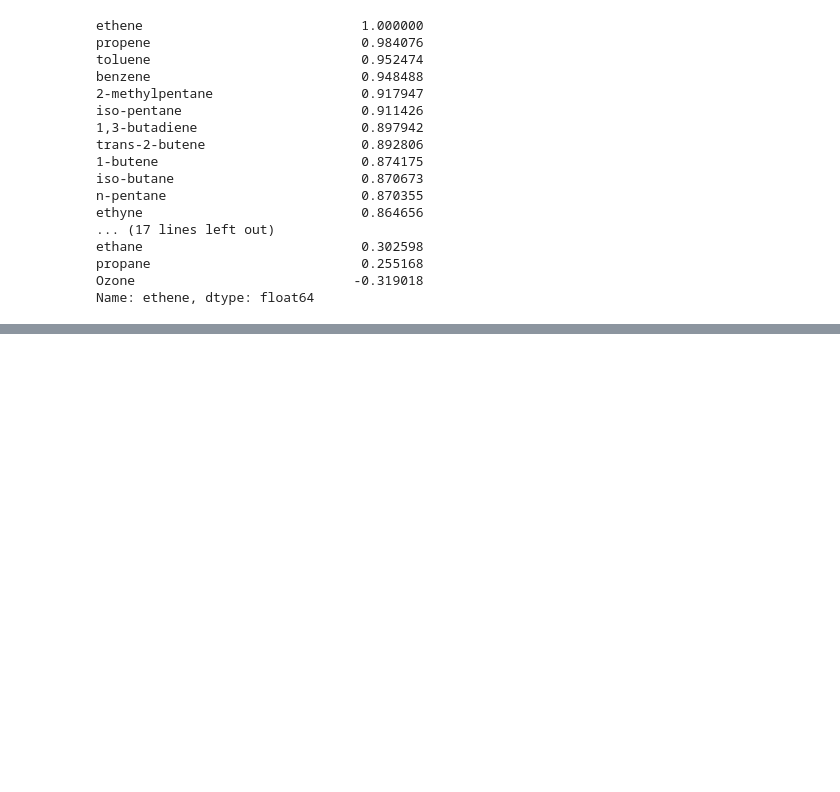
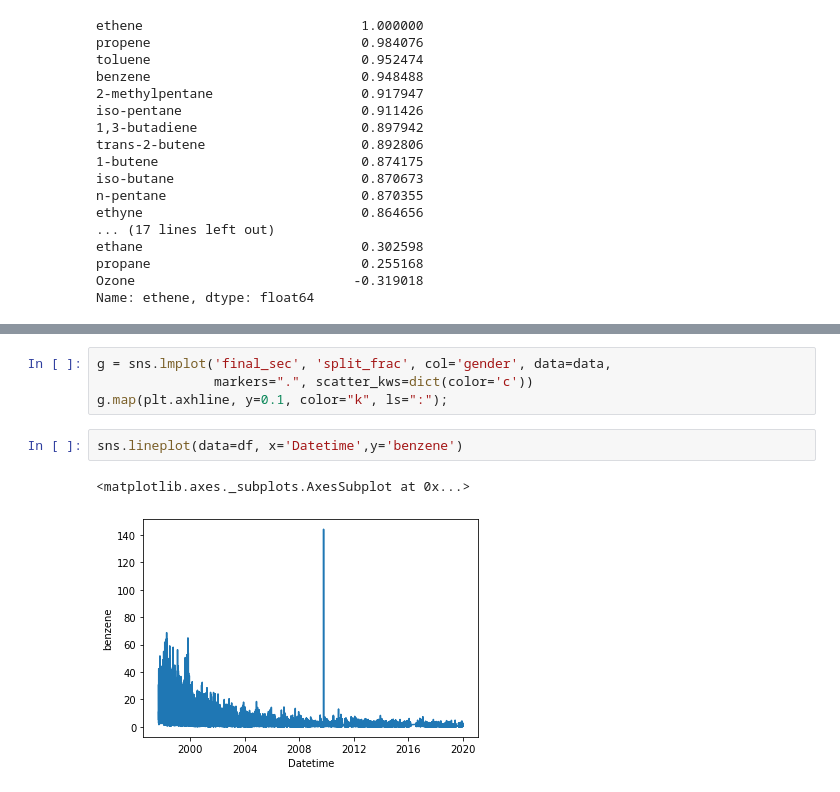
Before and after one commit to felciabatta/Volatile-Organic-Compounds, a Jupyter notebook: Untitled-1.ipynb, the cells around one changed output, grey strips where cells are left out. Saved outputs shown, nothing was run; the diff lists cells and outputs as text; blank space fills up the shorter version.

```diff
--- a/Untitled-1.ipynb
+++ b/Untitled-1.ipynb
@@ -114,0 +139,9 @@ Name: ethene, dtype: float64
+# %%
+g = sns.lmplot('final_sec', 'split_frac', col='gender', data=data,
+               markers=".", scatter_kws=dict(color='c'))
+g.map(plt.axhline, y=0.1, color="k", ls=":");
+# %%
+sns.lineplot(data=df, x='Datetime',y='benzene')
+# %% [output]
+<matplotlib.axes._subplots.AxesSubplot at 0x...>
+[figure, added]
```
Also changed, not shown: parts of 3 cells of this notebook, 1 other file.
